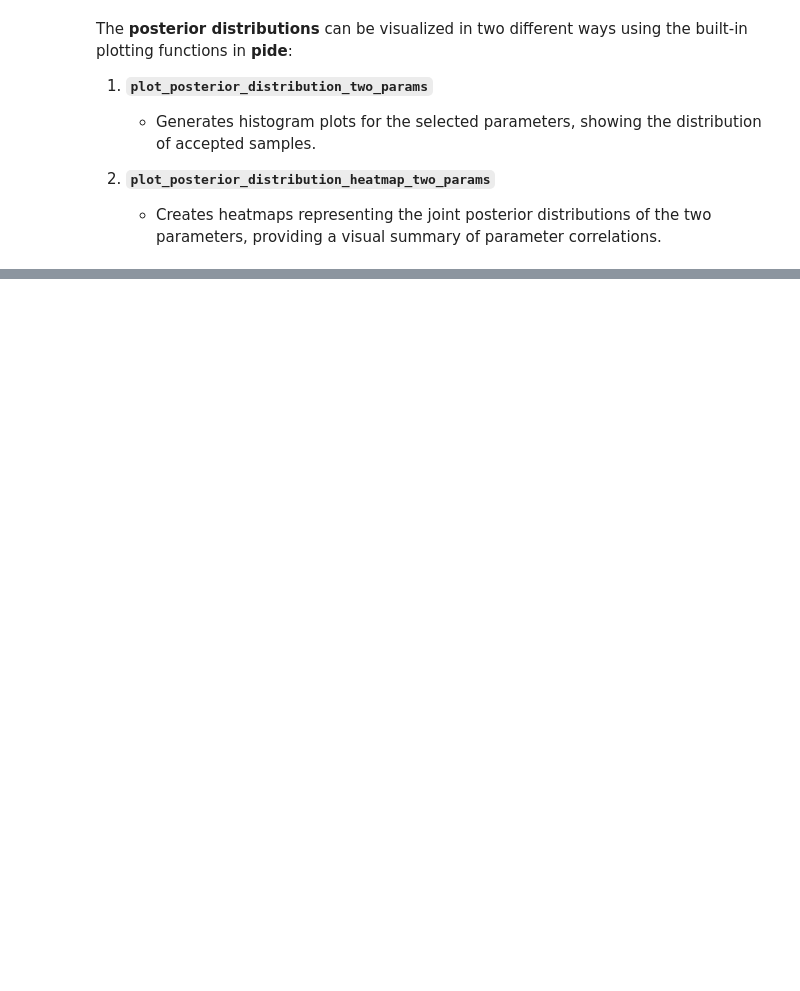
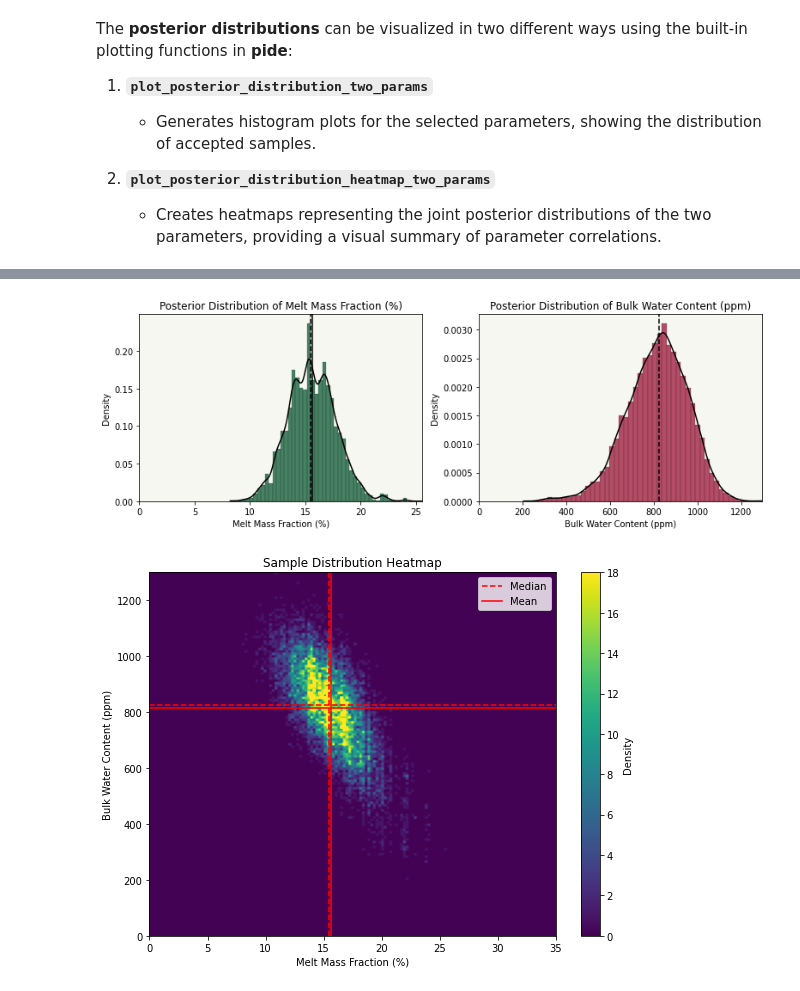
Before and after one commit to sinanozaydin/pide, a Jupyter notebook: examples/notebooks/11_Melt_Estimation.ipynb, the cells around one changed output, grey strips where cells are left out. Cells and saved outputs as stored; diff of their text form; code cells hidden in the pictures; blank space fills up the shorter version.

```diff
--- a/examples/notebooks/11_Melt_Estimation.ipynb
+++ b/examples/notebooks/11_Melt_Estimation.ipynb
@@ -327,0 +510,14 @@ file_name = f"melt_frac_solution.png",save = False)
+# %%
+plot_posterior_distribution_two_params(data_param_1 = melt_samples*1e2,data_param_2 = water_samples,
+                                    param1_name = 'Melt Mass Fraction (%)', param2_name = 'Bulk Water Content (ppm)',
+                                    fig_size = (13,4),save = False)
+
+plot_posterior_distribution_heatmap_two_params(data_param_1 = melt_samples*1e2,
+data_param_2 = water_samples, param_1_min = 0, param_1_max = 35,
+param_2_min = 0, param_2_max = 1300,
+param1_name = 'Melt Mass Fraction (%)',
+param2_name = "Bulk Water Content (ppm)",
+file_name = f"melt_frac_solution.png",save = False)
+# %% [output]
+[figure, added]
+[figure, added]
```
Also changed, not shown: parts of 14 cells of this notebook, 1 other file.
